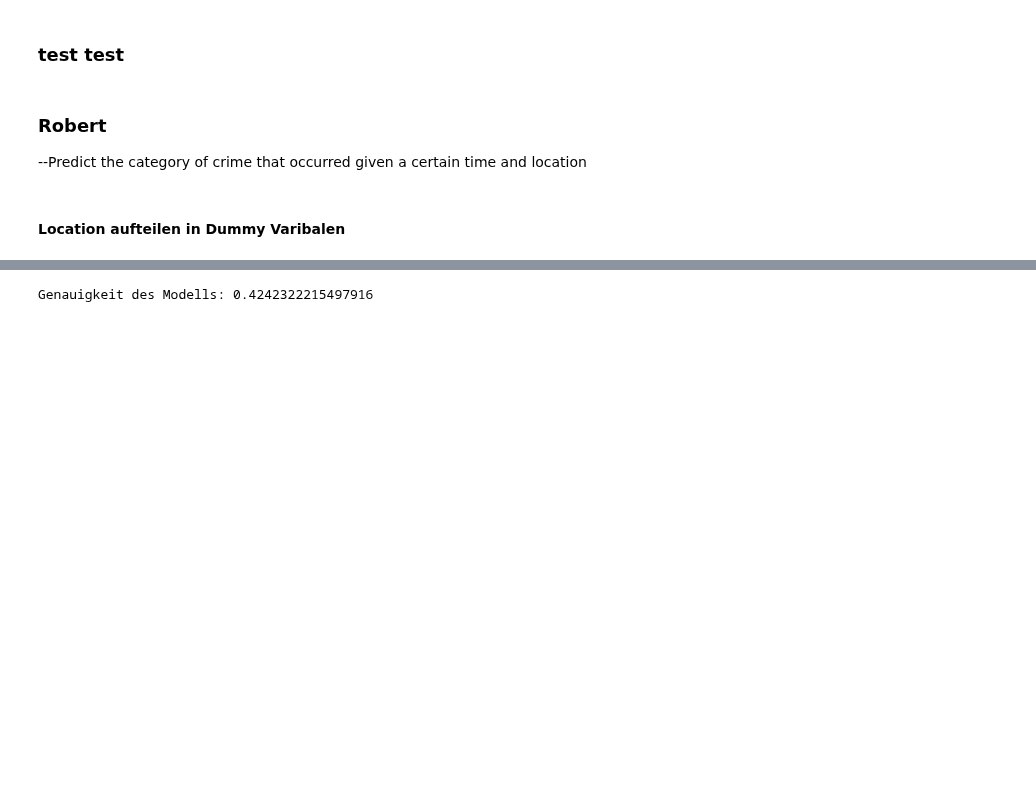
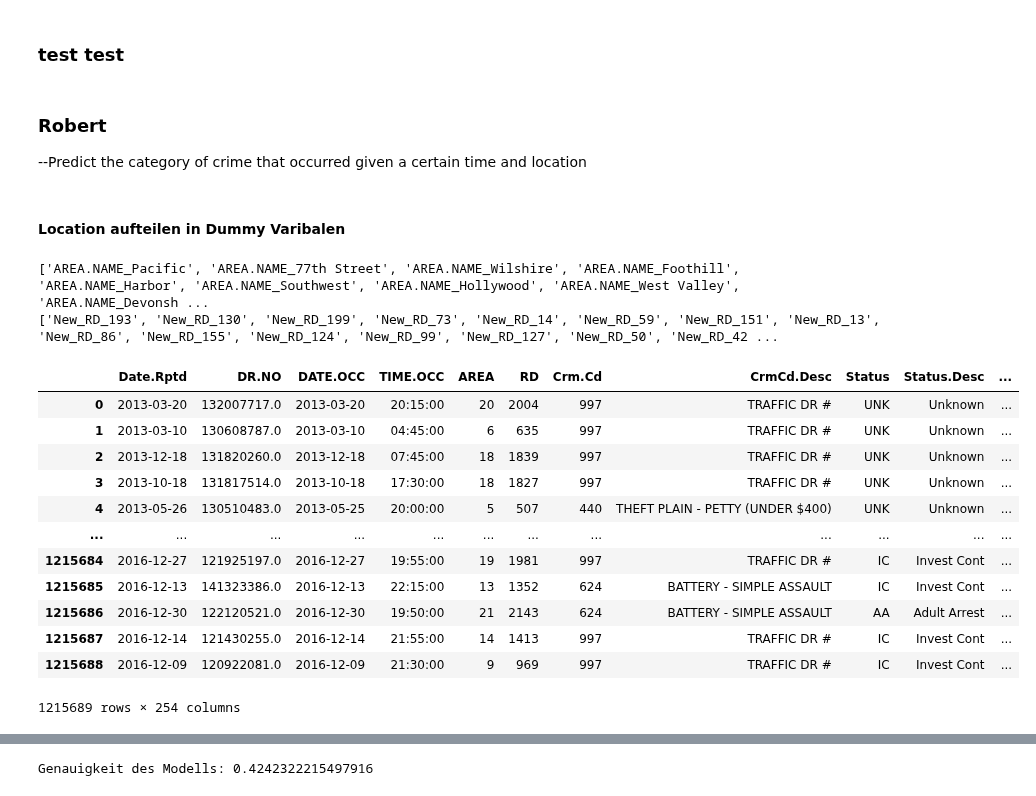
Before and after one commit to dominikth13/BI_Project, a Jupyter notebook: data_modeling_Robert.ipynb, the cells around one changed output, grey strips where cells are left out. Drawn from its saved outputs; the diff is of its cells as text; code cells hidden in the pictures; blank space fills up the shorter version.

```diff
--- a/data_modeling_Robert.ipynb
+++ b/data_modeling_Robert.ipynb
@@ -28,8 +18,46 @@ cleaned_data = pd.read_csv('cleaned_data.csv')
 # %%
 # Spalte LOCATION wird zu mehrere 0,1 Variablen um diese im Suchbaum abzubilden
 
 # One-Hot Encoding für das String-Feature "LOCATION"
 area_names = list(map(lambda x: 'AREA.NAME_' + x, set(cleaned_data['AREA.NAME'].values)))
 encoded_data = pd.get_dummies(cleaned_data, columns=['AREA.NAME'])
 cleaned_data = pd.concat([encoded_data], axis=1)
 # Anzeigen des transformierten DataFrames
+print(area_names)
+cleaned_data['RD'] = cleaned_data['RD'].astype(str)
+
+# Definiere eine Funktion, um die letzten beiden Zeichen einer Zeichenkette zu entfernen
+def remove_last_two_chars(text):
+    return text[:-1]
+
+# Wende die Funktion auf die Spalte "RD" an und speichere das Ergebnis in einer neuen Spalte "New_RD"
+cleaned_data['New_RD'] = cleaned_data['RD'].apply(remove_last_two_chars)
+cleaned_data['New_RD'] = cleaned_data['New_RD'].astype(int)
+# Gib den aktualisierten DataFrame aus
+cleaned_data
+
+
+cleaned_data['New_RD'] = cleaned_data['New_RD'].astype(str)
+rd_nr = list(map(lambda x: 'New_RD_' + x, set(cleaned_data['New_RD'].values)))
+encoded_data = pd.get_dummies(cleaned_data, columns=['New_RD'])
+cleaned_data = pd.concat([encoded_data], axis=1)
+print(rd_nr)
+
+# Gib den aktualisierten DataFrame aus
+cleaned_data
+# %% [output]
+['AREA.NAME_Pacific', 'AREA.NAME_77th Street', 'AREA.NAME_Wilshire', 'AREA.NAME_Foothill', 'AREA.NAME_Harbor', 'AREA.NAME_Southwest', 'AREA.NAME_Hollywood', 'AREA.NAME_West Valley', 'AREA.NAME_Devonsh ...
+['New_RD_193', 'New_RD_130', 'New_RD_199', 'New_RD_73', 'New_RD_14', 'New_RD_59', 'New_RD_151', 'New_RD_13', 'New_RD_86', 'New_RD_155', 'New_RD_124', 'New_RD_99', 'New_RD_127', 'New_RD_50', 'New_RD_42 ...
+|  | Date.Rptd | DR.NO | DATE.OCC | TIME.OCC | AREA | RD | Crm.Cd | CrmCd.Desc | Status | Status.Desc | ... |
+| 0 | 2013-03-20 | 132007717.0 | 2013-03-20 | 20:15:00 | 20 | 2004 | 997 | TRAFFIC DR # | UNK | Unknown | ... |
+| 1 | 2013-03-10 | 130608787.0 | 2013-03-10 | 04:45:00 | 6 | 635 | 997 | TRAFFIC DR # | UNK | Unknown | ... |
+| 2 | 2013-12-18 | 131820260.0 | 2013-12-18 | 07:45:00 | 18 | 1839 | 997 | TRAFFIC DR # | UNK | Unknown | ... |
+| 3 | 2013-10-18 | 131817514.0 | 2013-10-18 | 17:30:00 | 18 | 1827 | 997 | TRAFFIC DR # | UNK | Unknown | ... |
+| 4 | 2013-05-26 | 130510483.0 | 2013-05-25 | 20:00:00 | 5 | 507 | 440 | THEFT PLAIN - PETTY (UNDER $400) | UNK | Unknown | ... |
+| ... | ... | ... | ... | ... | ... | ... | ... | ... | ... | ... | ... |
+| 1215684 | 2016-12-27 | 121925197.0 | 2016-12-27 | 19:55:00 | 19 | 1981 | 997 | TRAFFIC DR # | IC | Invest Cont | ... |
+| 1215685 | 2016-12-13 | 141323386.0 | 2016-12-13 | 22:15:00 | 13 | 1352 | 624 | BATTERY - SIMPLE ASSAULT | IC | Invest Cont | ... |
+| 1215686 | 2016-12-30 | 122120521.0 | 2016-12-30 | 19:50:00 | 21 | 2143 | 624 | BATTERY - SIMPLE ASSAULT | AA | Adult Arrest | ... |
+| 1215687 | 2016-12-14 | 121430255.0 | 2016-12-14 | 21:55:00 | 14 | 1413 | 997 | TRAFFIC DR # | IC | Invest Cont | ... |
+| 1215688 | 2016-12-09 | 120922081.0 | 2016-12-09 | 21:30:00 | 9 | 969 | 997 | TRAFFIC DR # | IC | Invest Cont | ... |
+1215689 rows × 254 columns
```
Also changed, not shown: parts of 38 cells of this notebook.
